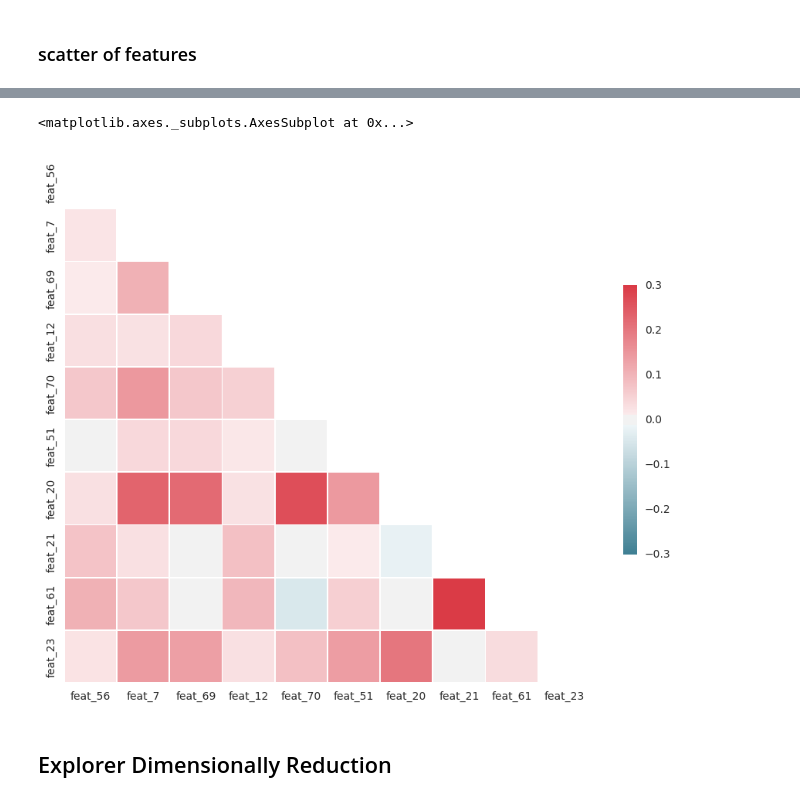
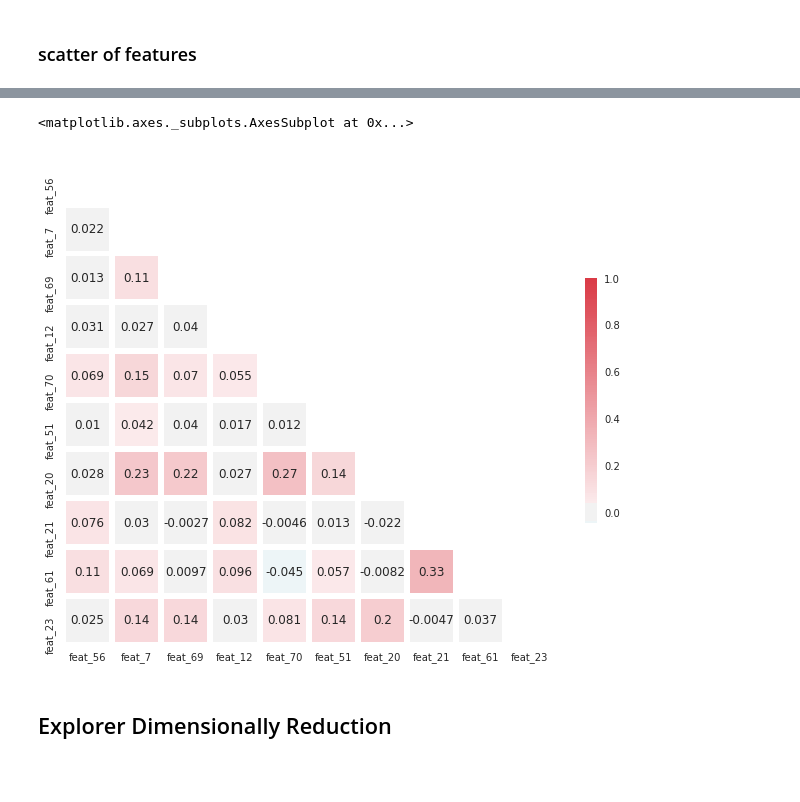
Before and after one commit to eeddaann/data-mining-project, a Jupyter notebook: Untitled.ipynb, the cells around one changed output, grey strips where cells are left out. Saved outputs shown, nothing was run; the diff lists cells and outputs as text; code cells hidden in the pictures; blank space fills up the shorter version.

```diff
--- a/Untitled.ipynb
+++ b/Untitled.ipynb
@@ -123,11 +111,8 @@ plt.show()
 # %%
 import seaborn as sns
-import matplotlib.pyplot as plt
-sns.set(style="whitegrid")
-
-corr_df = df.corr().groupby(level="network").mean()
-corr_df.index = corr_df.index.astype(int)
-corr_df = corr_df.sort_index().T
+sns.set(style="white")
+corr = X.corr()
+corr_df = X.corr()
 
 # Set up the matplotlib figure
 f, ax = plt.subplots(figsize=(11, 6))
@@ -136,5 +121,4 @@ f, ax = plt.subplots(figsize=(11, 6))
 sns.violinplot(data=corr_df, palette="Set3", bw=.2, cut=1, linewidth=1)
 
 # Finalize the figure
-ax.set(ylim=(-.7, 1.05))
 sns.despine(left=True, bottom=True)
@@ -159,23 +127,22 @@ sns.despine(left=True, bottom=True)
 # %%
 import seaborn as sns
 sns.set(style="white")
 corr = X.corr()
 # Generate a mask for the upper triangle
 mask = np.zeros_like(corr, dtype=np.bool)
 mask[np.triu_indices_from(mask)] = True
 
 # Set up the matplotlib figure
 f, ax = plt.subplots(figsize=(11, 9))
 
 # Generate a custom diverging colormap
 cmap = sns.diverging_palette(220, 10, as_cmap=True)
 
 # Draw the heatmap with the mask and correct aspect ratio
-sns.heatmap(corr, mask=mask, cmap=cmap, vmax=.3, center=0,
-            square=True, linewidths=.5, cbar_kws={"shrink": .5})
+sns.heatmap(corr, mask=mask, cmap=cmap, center=0,annot=True, linewidths=5, cbar_kws={"shrink": 0.5})
 # %% [output]
 <matplotlib.axes._subplots.AxesSubplot at 0x...>
-[figure, old version]
+[figure, new version]
 # %% [markdown]
 ## Explorer Dimensionally Reduction
 # %% [markdown]
```
Also changed, not shown: parts of 16 cells of this notebook, 1 other file.
